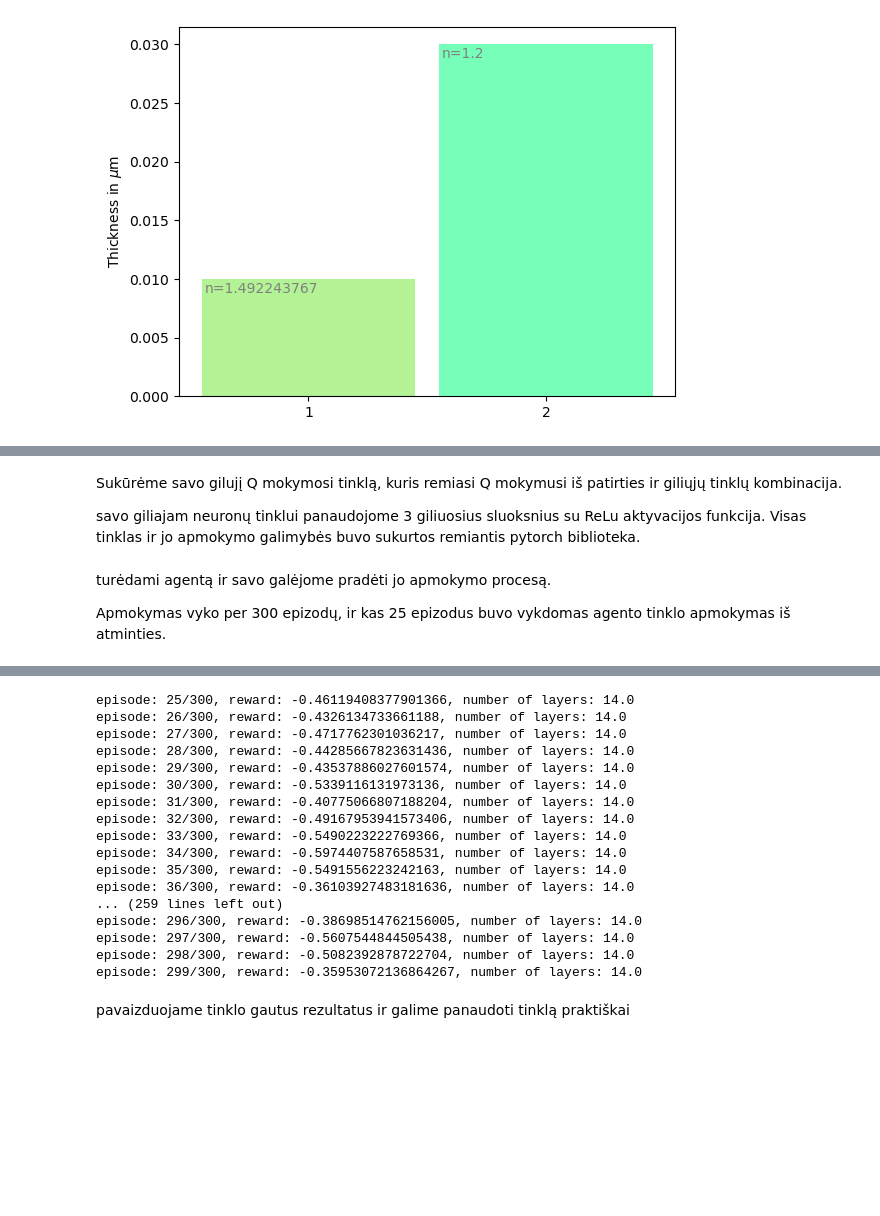
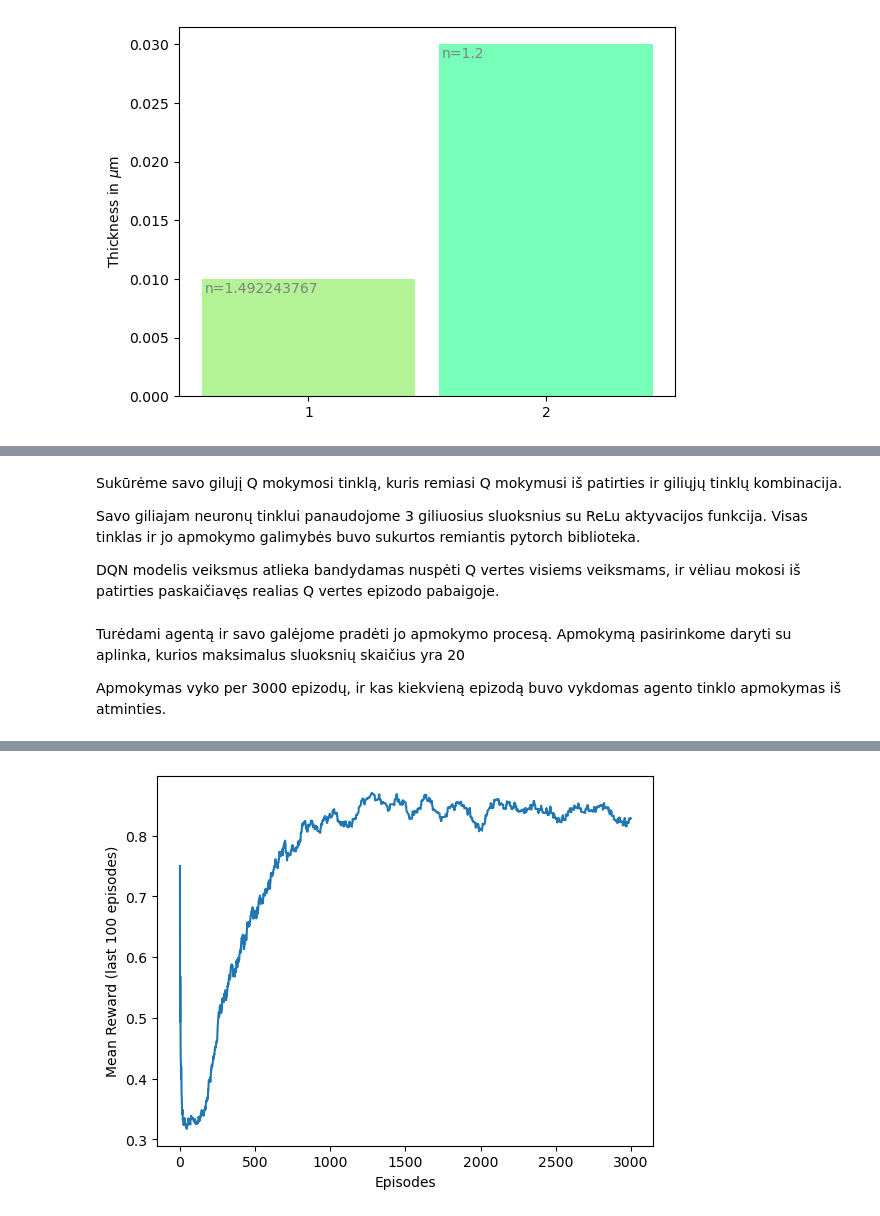
Before and after one commit to MartynasKer/tmm_fast, a Jupyter notebook: tmm.ipynb, the cells around one changed output, grey strips where cells are left out. Saved outputs shown, nothing was run; the diff lists cells and outputs as text; code cells hidden in the pictures; blank space fills up the shorter version.

```diff
--- a/tmm.ipynb
+++ b/tmm.ipynb
@@ -345,7 +351,9 @@ print(reward)
 # %% [markdown]
 Sukūrėme savo gilujį Q mokymosi tinklą, kuris remiasi Q mokymusi iš patirties ir giliųjų tinklų kombinacija.
 
-savo giliajam neuronų tinklui panaudojome 3 giliuosius sluoksnius su ReLu aktyvacijos funkcija. Visas tinklas ir jo apmokymo galimybės buvo sukurtos remiantis pytorch biblioteka.
+Savo giliajam neuronų tinklui panaudojome 3 giliuosius sluoksnius su ReLu aktyvacijos funkcija. Visas tinklas ir jo apmokymo galimybės buvo sukurtos remiantis pytorch biblioteka.
+
+DQN modelis veiksmus atlieka bandydamas nuspėti Q vertes visiems veiksmams, ir vėliau mokosi iš patirties paskaičiavęs realias Q vertes epizodo pabaigoje.
 # %%
 import torch
 import torch.nn as nn
@@ -483,23 +491,22 @@ action_size = possible_actions[0] + possible_actions[1]
 #sukuriame savo agentą su parametrais iš aplinkos
 agent = DQNAgent(obs_size, possible_actions[0], possible_actions[1])
 # %% [markdown]
-turėdami agentą ir savo galėjome pradėti jo apmokymo procesą.
+Turėdami agentą ir savo galėjome pradėti jo apmokymo procesą.
+Apmokymą pasirinkome daryti su aplinka, kurios maksimalus sluoksnių skaičius yra 20
 
-Apmokymas vyko per 300 epizodų, ir kas 25 epizodus buvo vykdomas agento tinklo apmokymas iš atminties.
+Apmokymas vyko per 3000 epizodų, ir kas kiekvieną epizodą buvo vykdomas agento tinklo apmokymas iš atminties.
 # %%
-episodes = 300
+episodes = 3000
 stacks = 1
-env = Environment(stacks, wl, 15)
-# nustatytas tiklas yra praleisti pusę spektro pilnai o kitą pilnai atspindėti
+env = Environment(stacks, wl, 20)
+# nustatytas tiklas yra visiškai atspindėti visus bangos ilgius ir nepraleisti jokių
 # nustačius abi vertes lygias 0 galima būtų bandyti optimizuoti saulės celių sugerties dangas, kadangi sugeritis = 1 - T - R
-target_r = np.zeros((1, 1200))
+target_r = np.ones((1, 1200))
 target_t = np.zeros((1, 1200))
-target_r[:, 0:600] = 1
-target_t[:, 600:] = 1
 
 for stack in range(stacks):
     env.reset(stack)
-    env.set_targets(stack,target_r, target_t)
+    env.set_targets(stack,target_t, target_r)
 
 ep = 0
 actions = agent.act(env.obs)
@@ -508,7 +515,9 @@ rewards = np.zeros((stacks))
 state = env.obs
 step = 0
 n_layers = np.zeros((stacks))
-
+reward_data =[[] for i in range(stacks)]
+episodic_reward = [[] for i in range(stacks)]
+mean_rewards = [[] for i in range(stacks)]
 while ep < episodes:
     step+=1
     actions = agent.act(state)
@@ -527,13 +536,22 @@ while ep < episodes:
         rewards[i] += reward[i]
 
         if done[i]:
-            print("episode: {}/{}, reward: {}, number of layers: {}".format(ep, episodes, rewards[i], n_layers[i]))
+            if ep % 100==0:
+                print("episode: {}/{}, reward: {}, number of layers: {}".format(ep, episodes, rewards[i], n_layers[i]))
             ep += 1
+            reward_data[i].append(rewards[i])
+            mean_rewards[i].append(np.mean(reward_data[i][-100:]))
             rewards[i] = 0
+            episodic_reward[i].append(ep)
             env.set_targets(i,target_r, target_t)
+            agent.replay()
 
         agent.remember(state[i], actions[:,i], rewards[i], next_state[i], done[i])
     state = next_state
-    if ep % 25 == 0:
-        agent.replay()
+
+
+plt.plot(episodic_reward[0], mean_rewards[0])
+plt.xlabel("Episodes")
+plt.ylabel("Mean Reward (last 100 episodes)")
+plt.show()
 # %% [output]
@@ -557,19 +575 @@ episode: 24/300, reward: -0.32696875683569276, number of layers: 14.0
-episode: 25/300, reward: -0.46119408377901366, number of layers: 14.0
-episode: 26/300, reward: -0.4326134733661188, number of layers: 14.0
-episode: 27/300, reward: -0.4717762301036217, number of layers: 14.0
-episode: 28/300, reward: -0.44285667823631436, number of layers: 14.0
-episode: 29/300, reward: -0.43537886027601574, number of layers: 14.0
-episode: 30/300, reward: -0.5339116131973136, number of layers: 14.0
-episode: 31/300, reward: -0.40775066807188204, number of layers: 14.0
-episode: 32/300, reward: -0.49167953941573406, number of layers: 14.0
-episode: 33/300, reward: -0.5490223222769366, number of layers: 14.0
-episode: 34/300, reward: -0.5974407587658531, number of layers: 14.0
-episode: 35/300, reward: -0.5491556223242163, number of layers: 14.0
-episode: 36/300, reward: -0.36103927483181636, number of layers: 14.0
-... (259 lines left out)
-episode: 296/300, reward: -0.38698514762156005, number of layers: 14.0
-episode: 297/300, reward: -0.5607544844505438, number of layers: 14.0
-episode: 298/300, reward: -0.5082392878722704, number of layers: 14.0
-episode: 299/300, reward: -0.35953072136864267, number of layers: 14.0
+[figure, added]
-# %% [markdown]
-pavaizduojame tinklo gautus rezultatus ir galime panaudoti tinklą praktiškai
```
Also changed, not shown: parts of 13 cells of this notebook, 6 other files.
